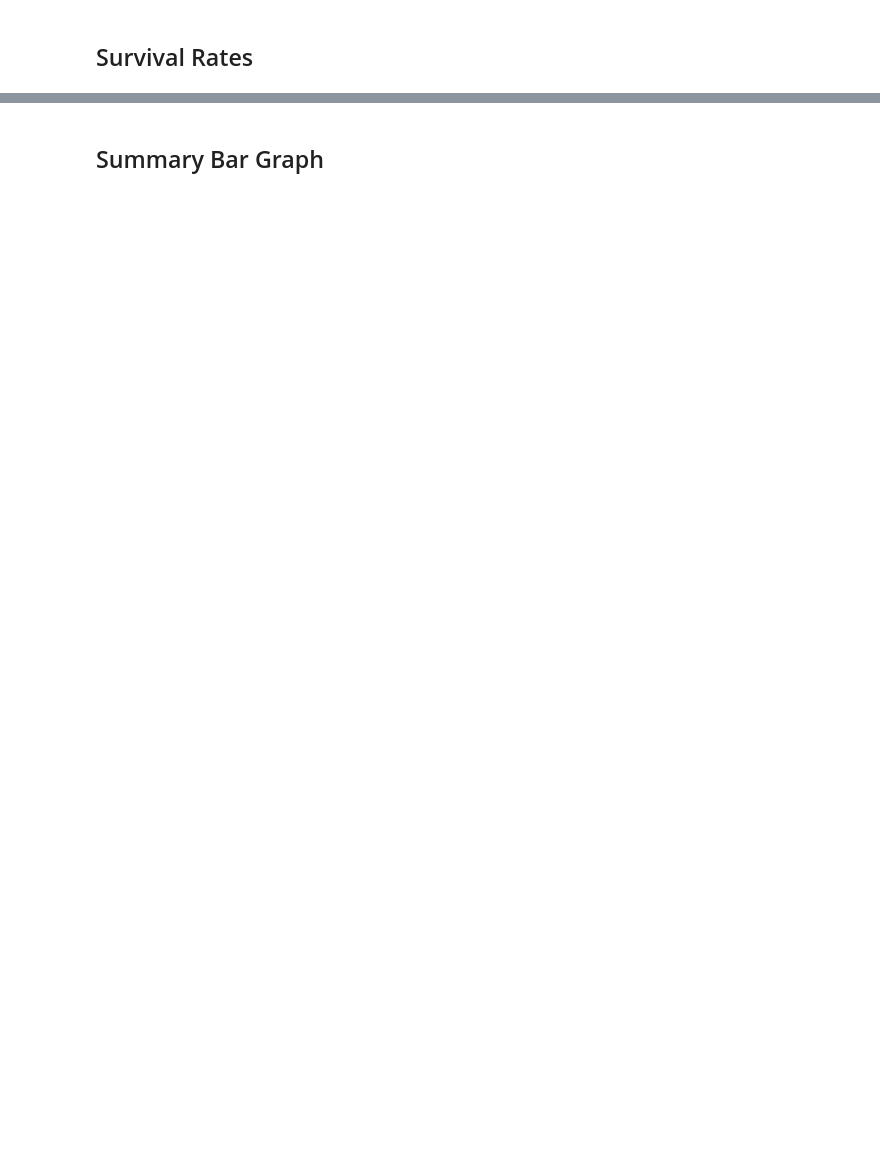
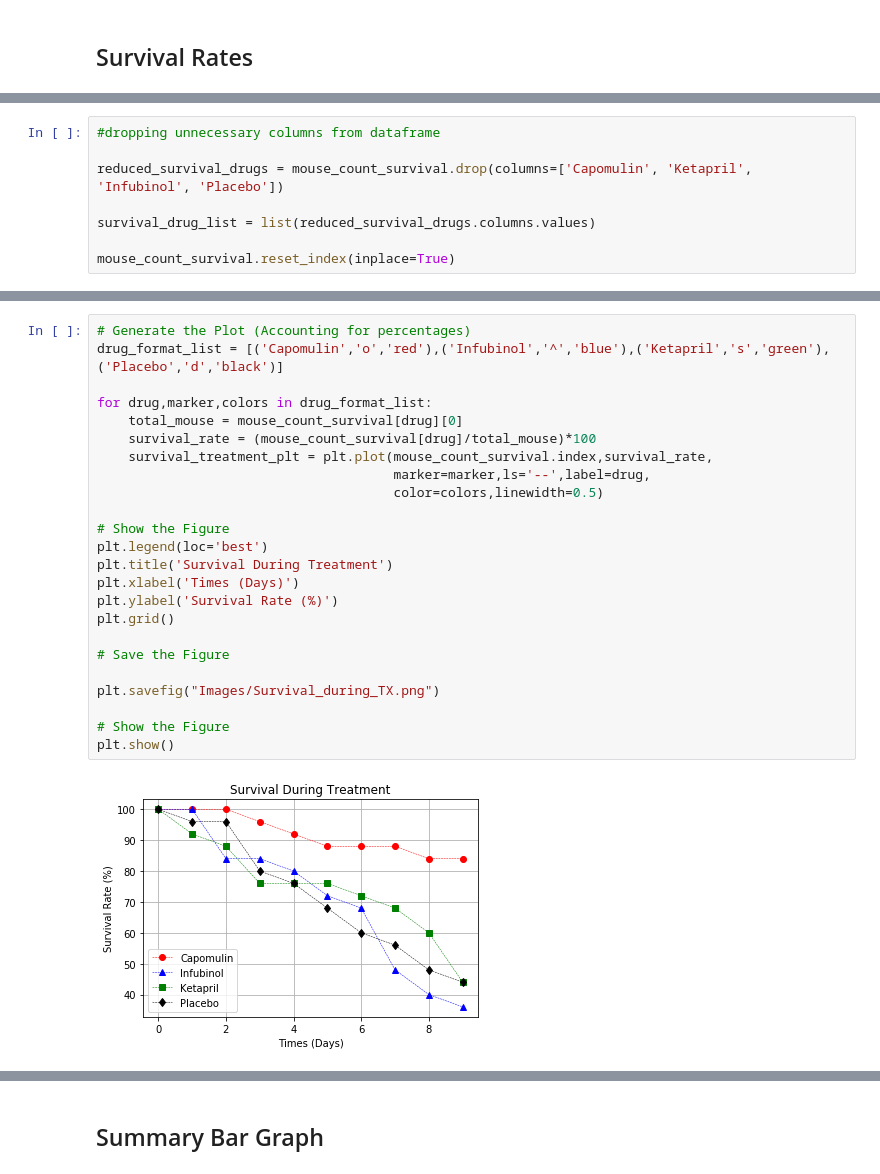
Before and after one commit to jbell69/matplotlib-challenge, a Jupyter notebook: Pymaceuticals/pymaceuticals_starter.ipynb, the cells around one changed output, grey strips where cells are left out. Drawn from its saved outputs; the diff is of its cells as text; blank space fills up the shorter version.

```diff
--- a/Pymaceuticals/pymaceuticals_starter.ipynb
+++ b/Pymaceuticals/pymaceuticals_starter.ipynb
@@ -448,0 +453,8 @@ plt.show()
+# %%
+#dropping unnecessary columns from dataframe
+
+reduced_survival_drugs = mouse_count_survival.drop(columns=['Capomulin', 'Ketapril', 'Infubinol', 'Placebo'])
+
+survival_drug_list = list(reduced_survival_drugs.columns.values)
+
+mouse_count_survival.reset_index(inplace=True)
@@ -449,3 +480,29 @@ plt.show()
+# %%
+# Generate the Plot (Accounting for percentages)
+drug_format_list = [('Capomulin','o','red'),('Infubinol','^','blue'),('Ketapril','s','green'),('Placebo','d','black')]
+
+for drug,marker,colors in drug_format_list:
+    total_mouse = mouse_count_survival[drug][0]
+    survival_rate = (mouse_count_survival[drug]/total_mouse)*100
+    survival_treatment_plt = plt.plot(mouse_count_survival.index,survival_rate,
+                                      marker=marker,ls='--',label=drug,
+                                      color=colors,linewidth=0.5)
+
+# Show the Figure
+plt.legend(loc='best')
+plt.title('Survival During Treatment')
+plt.xlabel('Times (Days)')
+plt.ylabel('Survival Rate (%)')
+plt.grid()
+
+# Save the Figure
+
+plt.savefig("Images/Survival_during_TX.png")
+
+# Show the Figure
+plt.show()
+# %% [output]
+[figure, added]
 # %% [markdown]
 ![Metastatic Spread During Treatment](../Images/survival.png)
 # %% [markdown]
```
Also changed, not shown: parts of 12 cells of this notebook, 3 other files.
